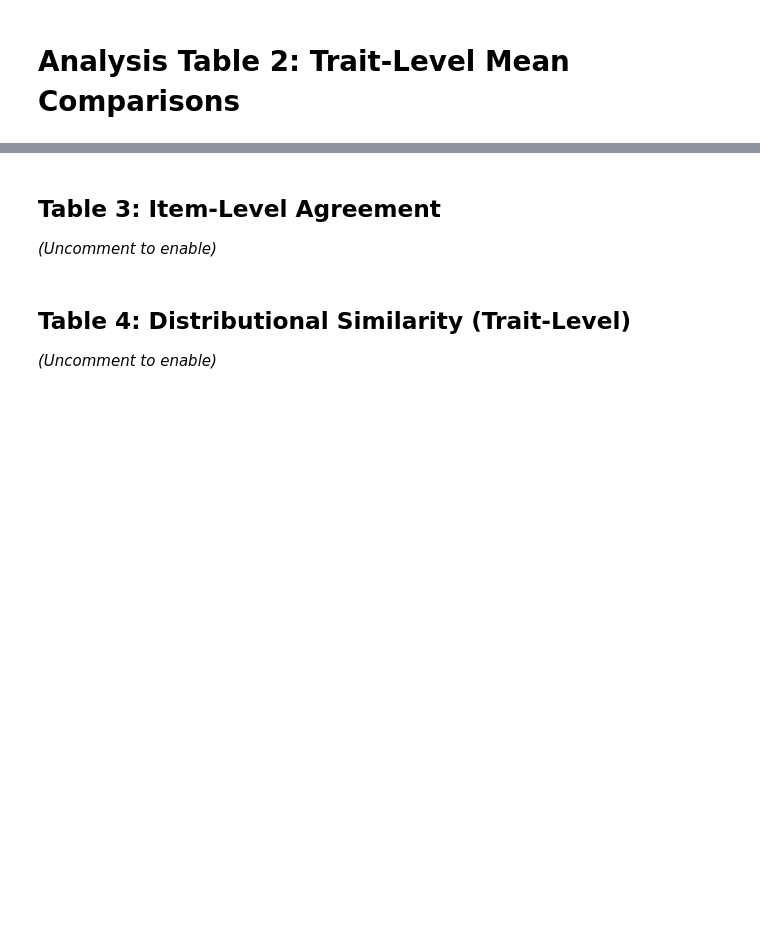
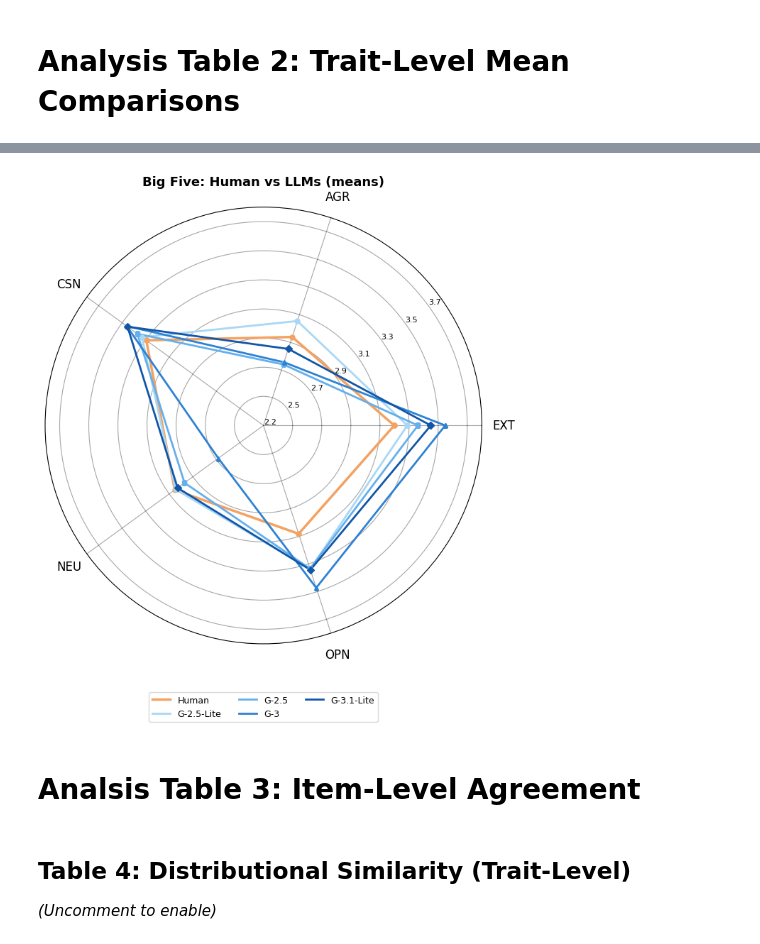
Before and after one commit to arshchowdhry1998/Human-and-LLM-distribution-, a Jupyter notebook: big_five_comparison_analysis.ipynb, the cells around one changed output, grey strips where cells are left out. Drawn from its saved outputs; the diff is of its cells as text; code cells hidden in the pictures; blank space fills up the shorter version.

```diff
--- a/big_five_comparison_analysis.ipynb
+++ b/big_five_comparison_analysis.ipynb
@@ -364,7 +457,18 @@ def trait_level_comparison(trait_scores: pd.DataFrame,
+# %%
+# ── Figure 2: means only ──────────────────────────────────────────────────────
+
+fig, ax = plt.subplots(figsize=(8, 8), subplot_kw=dict(polar=True))
+draw_radar(ax, with_bands=False)
+ax.set_title('Big Five: Human vs LLMs (means)',
+             fontsize=13, fontweight='bold', pad=22)
+fig.tight_layout()
+fig.savefig(os.path.join(output_dir, f'radar_means_only.png'),
+            dpi=300, bbox_inches='tight')
+plt.show()
+# %% [output]
+[figure, added]
 # %% [markdown]
-## Table 3: Item-Level Agreement
-
-*(Uncomment to enable)*
+# Analsis Table 3: Item-Level Agreement
 # %%
 def item_level_agreement(df: pd.DataFrame,
                          ref_group: str = "Human",
```
Also changed, not shown: parts of 9 cells of this notebook, 3 other files.
